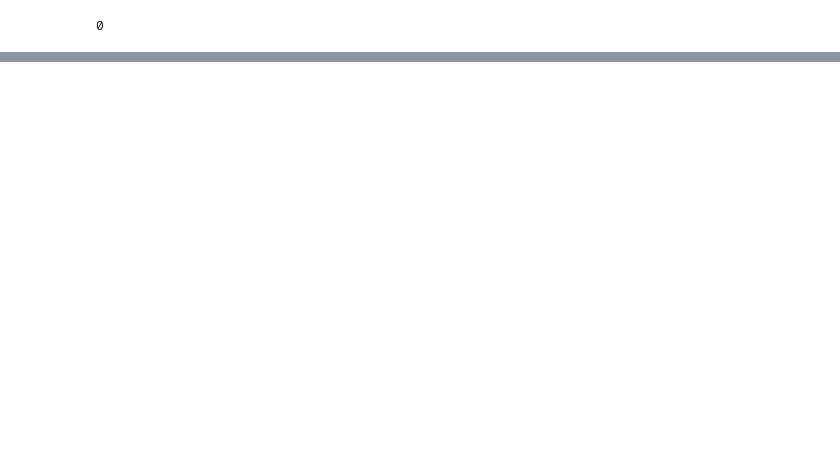
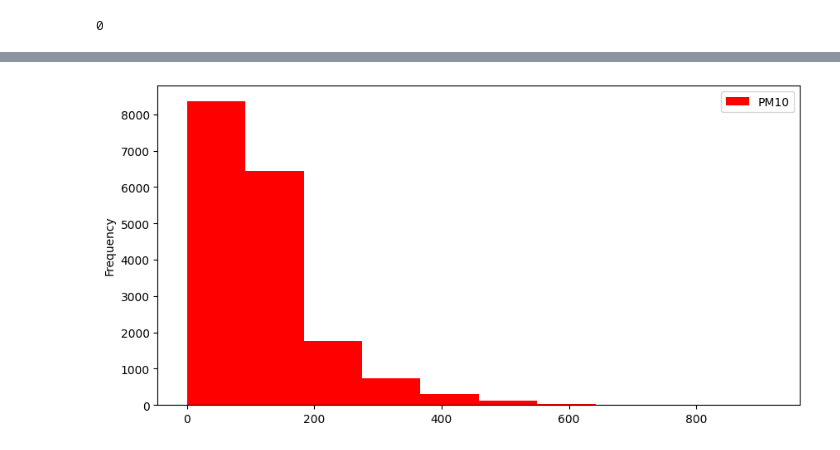
Before and after one commit to Ramyadevi-S/Air_Quality_Index_Prediction_model_AICTE, a Jupyter notebook: AQI prediction model.ipynb, the cells around one changed output, grey strips where cells are left out. Saved outputs shown, nothing was run; the diff lists cells and outputs as text; code cells hidden in the pictures; blank space fills up the shorter version.

```diff
--- a/AQI prediction model.ipynb
+++ b/AQI prediction model.ipynb
@@ -93,0 +178,6 @@ df.duplicated().sum()
+# %%
+df['PM10'].plot(kind = 'hist', figsize=(10,5),color="red")
+plt.legend()
+plt.show()
+# %% [output]
+[figure, added]
```
Also changed, not shown: parts of 65 cells of this notebook.
